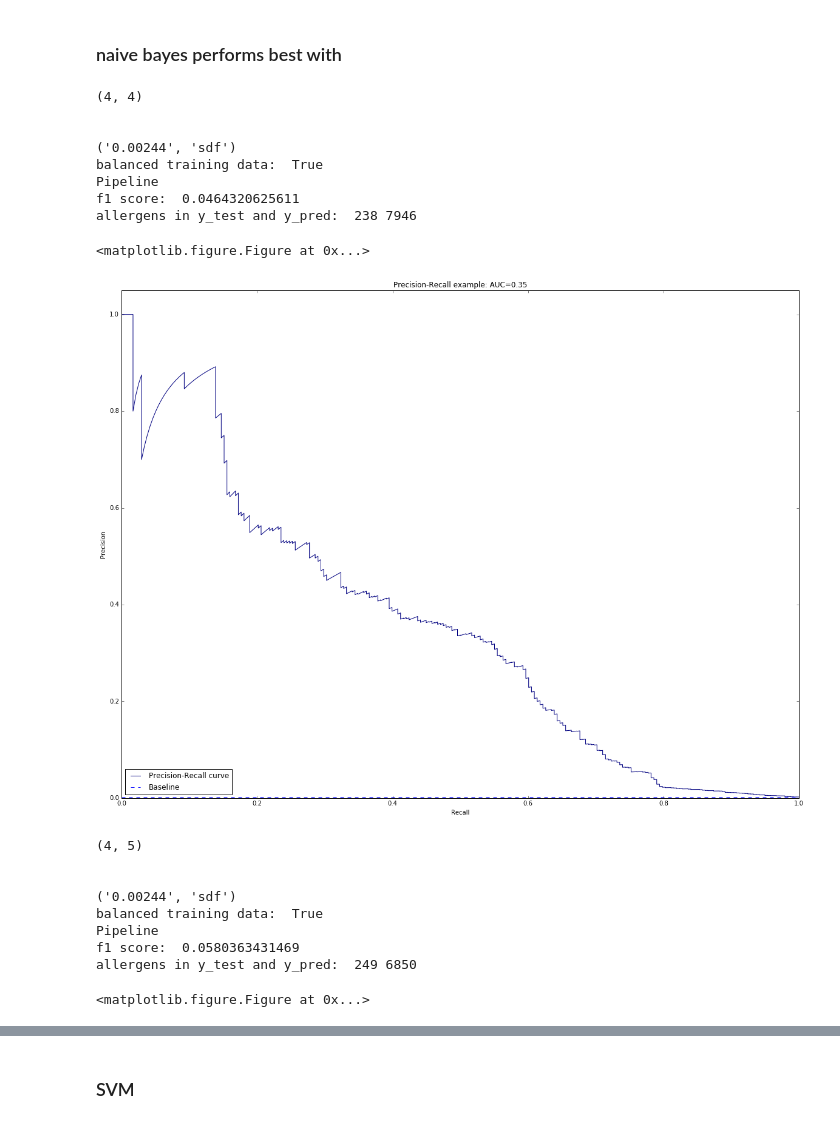
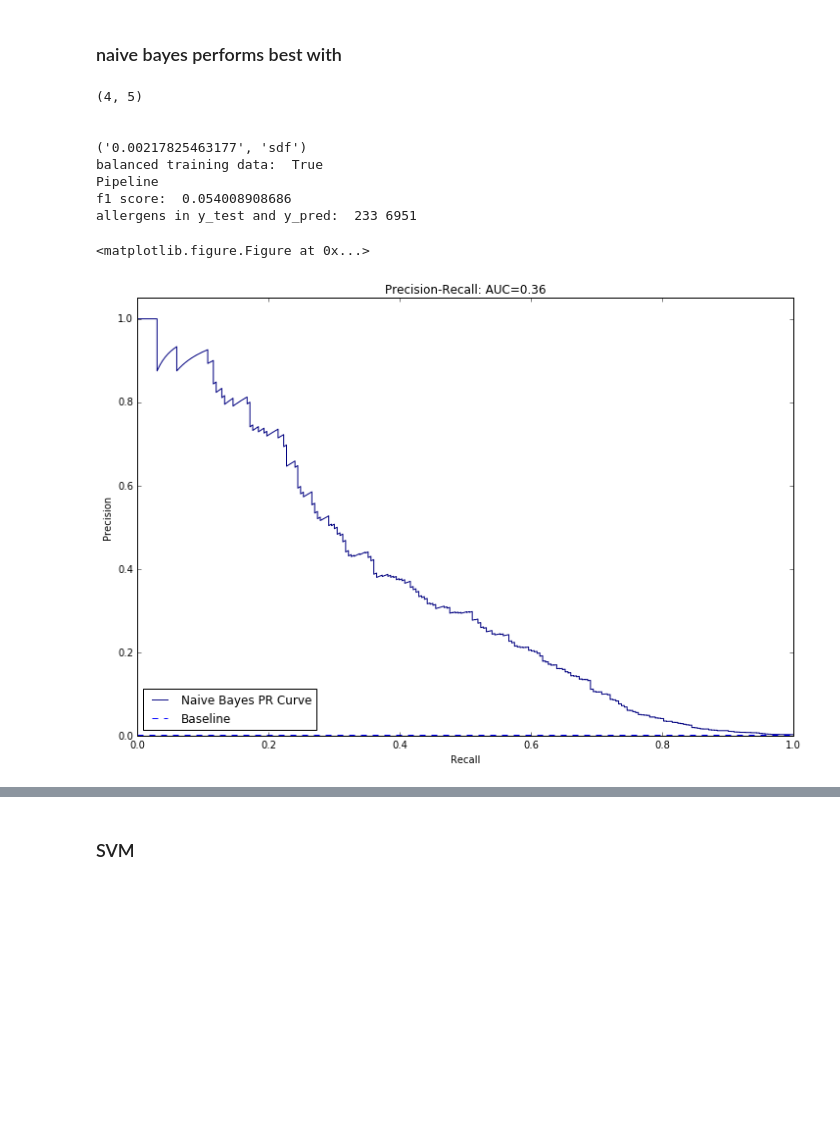
Before and after one commit to JaredJacobsen/capstone_project, a Jupyter notebook: allergen_modelling.ipynb, the cells around one changed output, grey strips where cells are left out. Cells and saved outputs as stored; diff of their text form; code cells hidden in the pictures; blank space fills up the shorter version.

```diff
--- a/allergen_modelling.ipynb
+++ b/allergen_modelling.ipynb
@@ -105,13 +105,13 @@ def plot_multiple_precision_recall_curves(y_true, y_pred_probas, baseline=0):
         yt, yp = tup
         precision, recall, _ = precision_recall_curve(yt, yp)
         avg_precision = average_precision_score(yt, yp)
-        ax.plot(recall, precision, color='navy', label='Precision-Recall curve');
+        ax.plot(recall, precision, color='navy', label='Naive Bayes');
         ax.plot([0, 1], [baseline, baseline], linestyle='--', label='Baseline')
         ax.set_xlabel('Recall')
         ax.set_ylabel('Precision')
         ax.set_ylim([0.0, 1.05])
         ax.set_xlim([0.0, 1.0])
-        ax.set_title('Precision-Recall example: AUC={0:0.2f}'.format(avg_precision))
+        ax.set_title('Precision-Recall: AUC={0:0.2f}'.format(avg_precision))
         ax.legend(loc="lower left")
     plt.show();
 
@@ -144,18 +144,18 @@ def cross_val_pr_curve(classifier, X, y, n_splits=4, baseline=0, balance=False):
 
 def plot_precision_recall_curve(y_true, y_pred_probas, baseline=0):
     plt.clf();
-    plt.figure(figsize=(20,15));
+    plt.figure(figsize=(12,8));
     precision, recall, _ = precision_recall_curve(y_true, y_pred_probas)
     avg_precision = average_precision_score(y_true, y_pred_probas)
-    plt.plot(recall, precision, color='navy', label='Precision-Recall curve');
+    plt.plot(recall, precision, color='navy', label='Naive Bayes PR Curve');
     plt.plot([0, 1], [baseline, baseline], linestyle='--', label='Baseline')
     plt.xlabel('Recall')
     plt.ylabel('Precision')
     plt.ylim([0.0, 1.05])
     plt.xlim([0.0, 1.0])
-    plt.title('Precision-Recall example: AUC={0:0.2f}'.format(avg_precision))
+    plt.title('Precision-Recall: AUC={0:0.2f}'.format(avg_precision))
     plt.legend(loc="lower left")
-    plt.savefig("nb_pr_curve.pdf")
+#     plt.savefig("nb_pr_curve.pdf")
     plt.show();
 
 def rebalance_df(df, minority_fraction=0.5):
@@ -328,33 +328,24 @@ allergens in y_test and y_pred:  313 47
 # %%
 # for i in range(3):
 #     sdf = df.sample(100000).reset_index(drop=True)
-for r in [(4,4), (4,5)]:
+for r in [(4,5)]:
     print r
     nb = Pipeline([('vect', TfidfVectorizer(analyzer='char', ngram_range=r)),
        ('nb', MultinomialNB())])
     X = df['sequence'].copy()
     y = df['allergen'].copy()
-    m = (str(df_ratio(sdf)), 'sdf')
+    m = (str(df_ratio(df)), 'sdf')
     classifiers = [nb]
     tests = [(X, y, m)]
     evaluate_models(tests, classifiers, balance=[True])
 # %% [output]
-(4, 4)
+(4, 5)
 
 
-('0.00244', 'sdf')
+('0.00217825463177', 'sdf')
 balanced training data:  True
 Pipeline
-f1 score:  0.0464320625611
-allergens in y_test and y_pred:  238 7946
+f1 score:  0.054008908686
+allergens in y_test and y_pred:  233 6951
 <matplotlib.figure.Figure at 0x...>
-[figure, old version]
+[figure, new version]
-(4, 5)
-
-
-('0.00244', 'sdf')
-balanced training data:  True
-Pipeline
-f1 score:  0.0580363431469
-allergens in y_test and y_pred:  249 6850
-<matplotlib.figure.Figure at 0x...>
```
Also changed, not shown: parts of 10 cells of this notebook, 6 other files.
